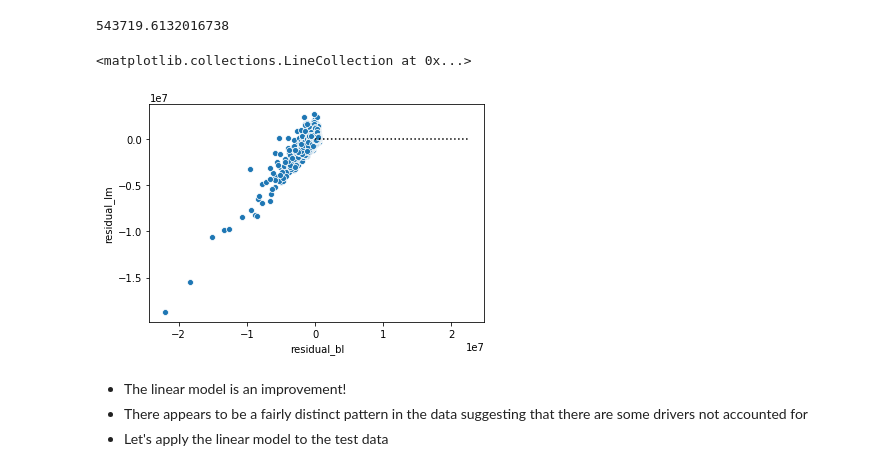
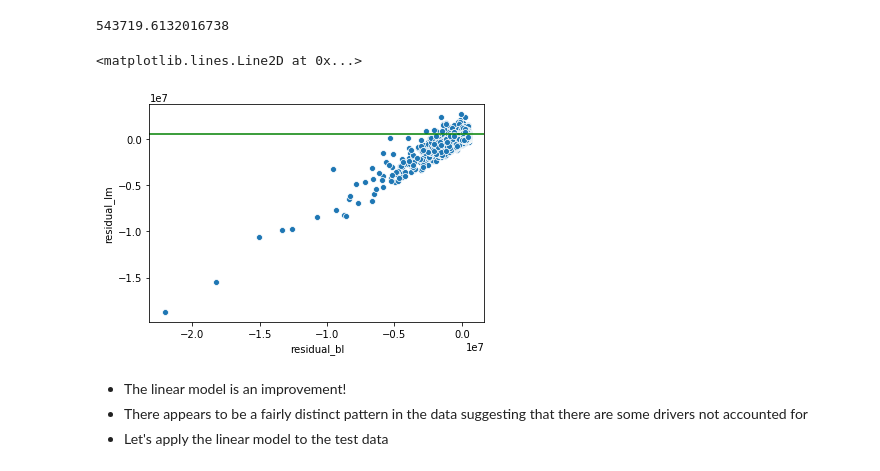
Before and after one commit to JadaShipp/ds-methodologies-exercises, a Jupyter notebook: project/zillow_final_project.ipynb, the cells around one changed output. Cells and saved outputs as stored; diff of their text form; code cells hidden in the pictures.

```diff
--- a/project/zillow_final_project.ipynb
+++ b/project/zillow_final_project.ipynb
@@ -362,11 +362,12 @@ model_df.linear_predictions.mean()
 # %% [output]
 543719.6132016738
 # %%
-sns.scatterplot(model_df.residual_bl, model_df.residual_lm)
-plt.hlines(0, model_df.actual.min(), model_df.actual.max(), ls=':')
+graph = sns.scatterplot(model_df.residual_bl, model_df.residual_lm,)
+graph.axhline(543719.6132017651, color = 'green')
+# plt.hlines(0, model_df.actual.min(), model_df.actual.max(), ls=':')
 # %% [output]
-<matplotlib.collections.LineCollection at 0x...>
+<matplotlib.lines.Line2D at 0x...>
-[figure, old version]
+[figure, new version]
 # %% [markdown]
 - The linear model is an improvement!
 - There appears to be a fairly distinct pattern in the data suggesting that there are some drivers not accounted for
```
